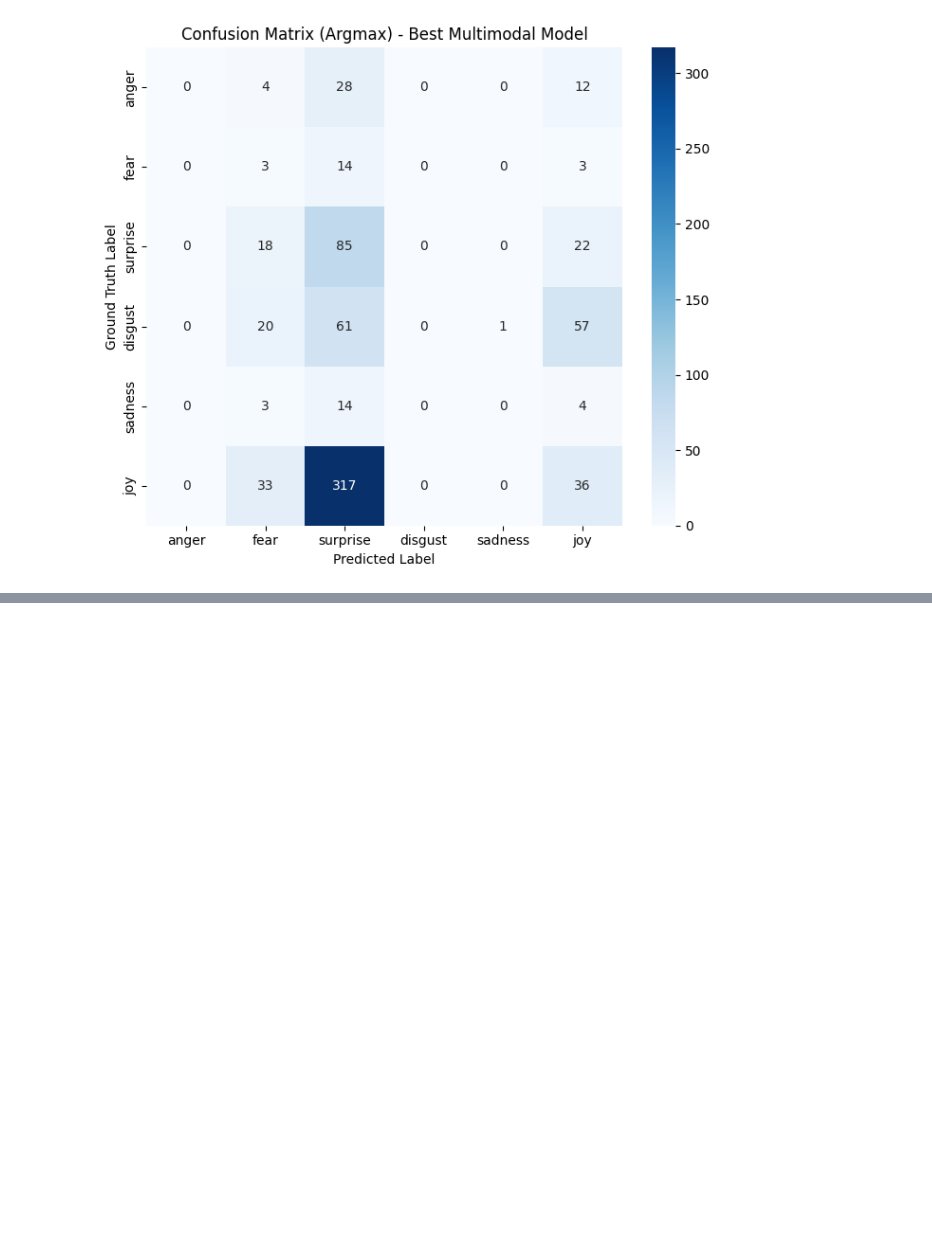
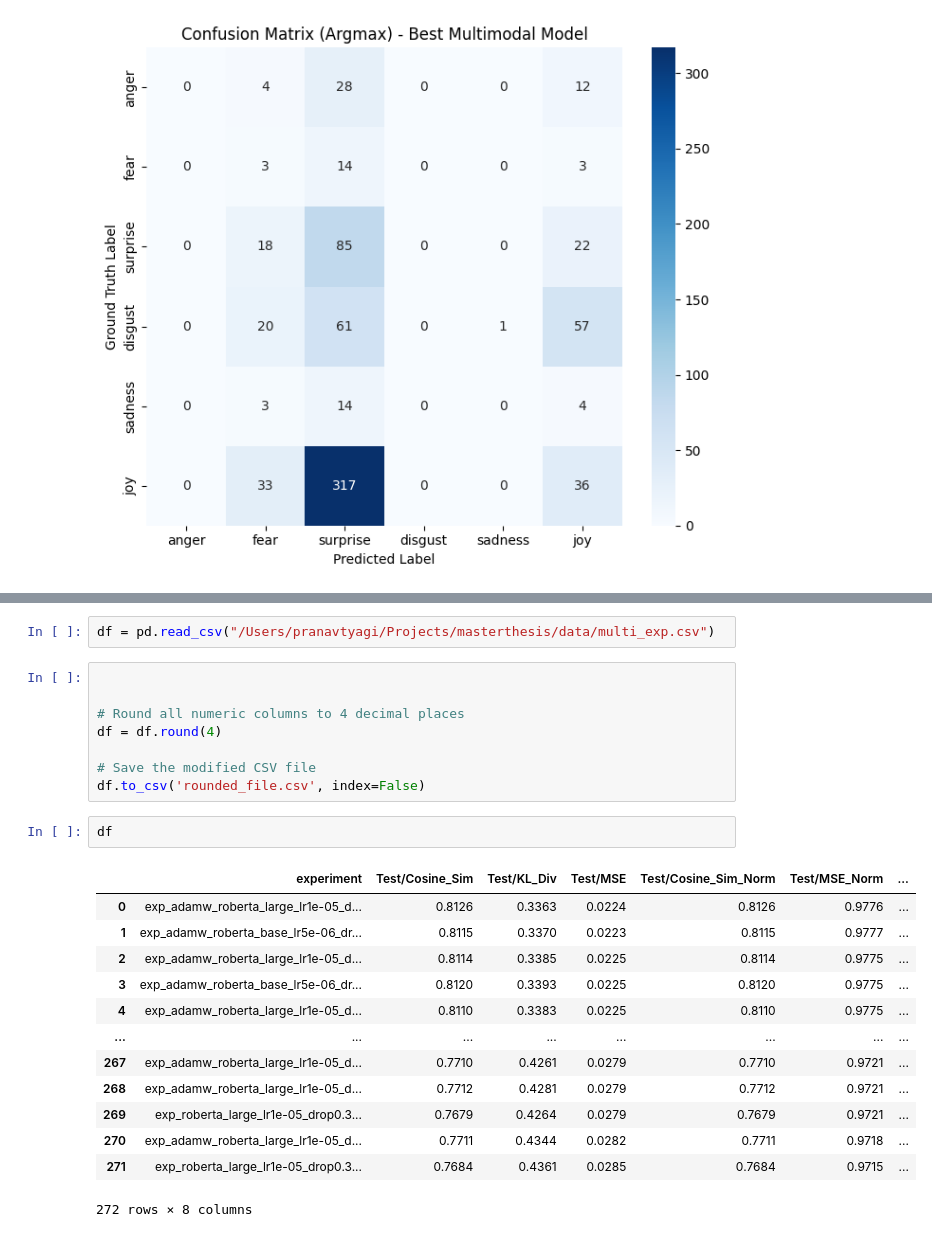
Before and after one commit to tyagiprnv/masterthesis, a Jupyter notebook: src/notebooks/baseline_scores.ipynb, the cells around one changed output, grey strips where cells are left out. Cells and saved outputs as stored; diff of their text form; blank space fills up the shorter version.

```diff
--- a/src/notebooks/baseline_scores.ipynb
+++ b/src/notebooks/baseline_scores.ipynb
@@ -649,0 +892,26 @@ plt.show()
+# %%
+df = pd.read_csv("/Users/pranavtyagi/Projects/masterthesis/data/multi_exp.csv")
+# %%
+
+
+# Round all numeric columns to 4 decimal places
+df = df.round(4)
+
+# Save the modified CSV file
+df.to_csv('rounded_file.csv', index=False)
+# %%
+df
+# %% [output]
+|  | experiment | Test/Cosine_Sim | Test/KL_Div | Test/MSE | Test/Cosine_Sim_Norm | Test/MSE_Norm | ... |
+| 0 | exp_adamw_roberta_large_lr1e-05_d... | 0.8126 | 0.3363 | 0.0224 | 0.8126 | 0.9776 | ... |
+| 1 | exp_adamw_roberta_base_lr5e-06_dr... | 0.8115 | 0.3370 | 0.0223 | 0.8115 | 0.9777 | ... |
+| 2 | exp_adamw_roberta_large_lr1e-05_d... | 0.8114 | 0.3385 | 0.0225 | 0.8114 | 0.9775 | ... |
+| 3 | exp_adamw_roberta_base_lr5e-06_dr... | 0.8120 | 0.3393 | 0.0225 | 0.8120 | 0.9775 | ... |
+| 4 | exp_adamw_roberta_large_lr1e-05_d... | 0.8110 | 0.3383 | 0.0225 | 0.8110 | 0.9775 | ... |
+| ... | ... | ... | ... | ... | ... | ... | ... |
+| 267 | exp_adamw_roberta_large_lr1e-05_d... | 0.7710 | 0.4261 | 0.0279 | 0.7710 | 0.9721 | ... |
+| 268 | exp_adamw_roberta_large_lr1e-05_d... | 0.7712 | 0.4281 | 0.0279 | 0.7712 | 0.9721 | ... |
+| 269 | exp_roberta_large_lr1e-05_drop0.3... | 0.7679 | 0.4264 | 0.0279 | 0.7679 | 0.9721 | ... |
+| 270 | exp_adamw_roberta_large_lr1e-05_d... | 0.7711 | 0.4344 | 0.0282 | 0.7711 | 0.9718 | ... |
+| 271 | exp_roberta_large_lr1e-05_drop0.3... | 0.7684 | 0.4361 | 0.0285 | 0.7684 | 0.9715 | ... |
+272 rows × 8 columns
```
Also changed, not shown: parts of 21 cells of this notebook, 2 other files.
